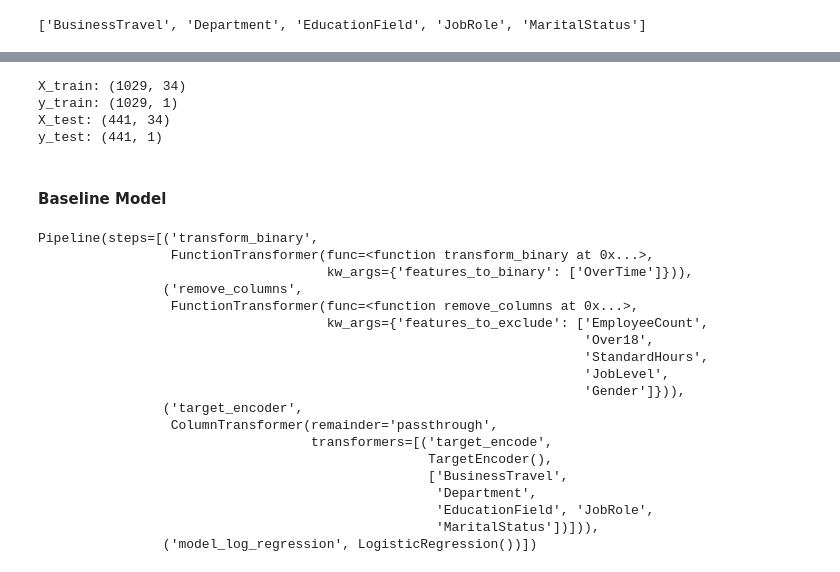
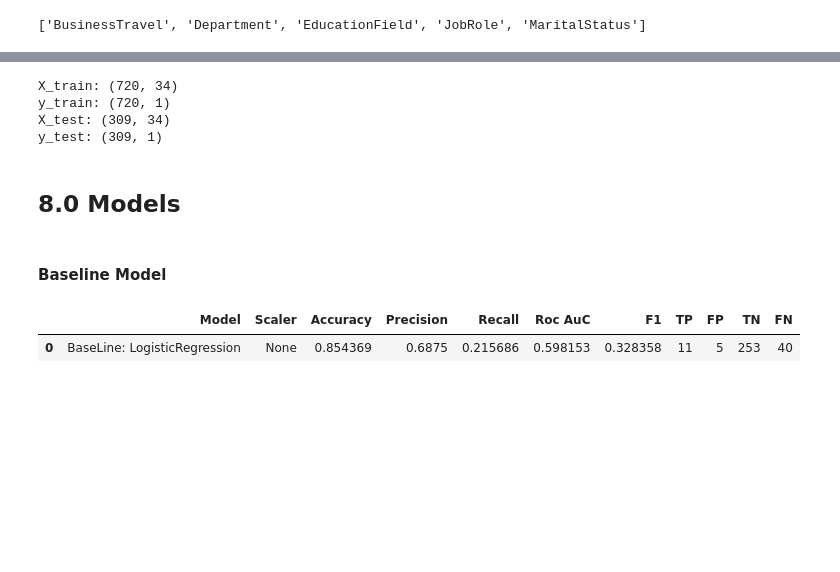
Before and after one commit to YuriCatramby/ds-clf-hr-resignation, a Jupyter notebook: ds-clf-hr-resignation.ipynb, the cells around one changed output, grey strips where cells are left out. Saved outputs shown, nothing was run; the diff lists cells and outputs as text; code cells hidden in the pictures; blank space fills up the shorter version.

```diff
--- a/ds-clf-hr-resignation.ipynb
+++ b/ds-clf-hr-resignation.ipynb
@@ -71,7 +77,7 @@ y_train: (1029, 1)
 X_test: (441, 34)
 y_test: (441, 1)
 # %%
-df_raw = pd.concat([X_train, y_train], axis=1)
+df_raw = pd.concat([X_train_temp, y_train_temp], axis=1)
 # %% [markdown]
 # 4.0 Descriptive Analisys
 # %%
@@ -949,10 +955,10 @@ print(f'y_train: {y_train.shape}')
 print(f'X_test: {X_test.shape}')
 print(f'y_test: {y_test.shape}')
 # %% [output]
-X_train: (1029, 34)
-y_train: (1029, 1)
-X_test: (441, 34)
-y_test: (441, 1)
+X_train: (720, 34)
+y_train: (720, 1)
+X_test: (309, 34)
+y_test: (309, 1)
 # %%
 def transform_binary(df, features_to_binary):
     for feature in features_to_binary:
@@ -961,39 +967,57 @@ def transform_binary(df, features_to_binary):
 # %%
 def remove_columns(df, features_to_exclude):
     return df.drop(columns=features_to_exclude)
+# %% [markdown]
+## 8.0 Models
 # %% [markdown]
 #### Baseline Model
 # %%
 transform_binary_transformer = FunctionTransformer(func=transform_binary, kw_args={'features_to_binary': features_to_binary})
 remove_columns_transformer = FunctionTransformer(func=remove_columns, kw_args={'features_to_exclude': features_to_exclude})
 target_encoder = ColumnTransformer(transformers=[('target_encode', TargetEncoder(), features_to_target_encoder)], remainder='passthrough')
-
+scaler = MinMaxScaler()
 
 pipeline = Pipeline([
     ('transform_binary', transform_binary_transformer),
     ('remove_columns', remove_columns_transformer),
     ('target_encoder', target_encoder),
+    ('scaler', scaler),
     ("model_log_regression", LogisticRegression())
 ])
 
 pipeline.fit(X_train, y_train)
+
+
+y_pred = pipeline.predict(X_test)
+
+accuracy = accuracy_score(y_test, y_pred)
+precision = precision_score(y_test, y_pred)
+recall = recall_score(y_test, y_pred)
+roc_auc = roc_auc_score(y_test, y_pred)
+f1 = f1_score(y_test, y_pred)
+
+
+conf_matrix = confusion_matrix(y_test, y_pred)
+TP = conf_matrix[1, 1]
+FP = conf_matrix[0, 1]
+TN = conf_matrix[0, 0]
+FN = conf_matrix[1, 0]
+
+metrics_df = pd.DataFrame({
+    "Model": "BaseLine: LogisticRegression",
+    "Scaler": None,
+    "Accuracy": [accuracy],
+    "Precision": [precision],
+    "Recall": [recall],
+    "Roc AuC": [roc_auc],
+    "F1": [f1],
+    "TP": [TP],
+    "FP": [FP],
+    "TN": [TN],
+    "FN": [FN]
+})
+
+metrics_df
 # %% [output]
-Pipeline(steps=[('transform_binary',
-                 FunctionTransformer(func=<function transform_binary at 0x...>,
-                                     kw_args={'features_to_binary': ['OverTime']})),
-                ('remove_columns',
-                 FunctionTransformer(func=<function remove_columns at 0x...>,
-                                     kw_args={'features_to_exclude': ['EmployeeCount',
-                                                                      'Over18',
-                                                                      'StandardHours',
-                                                                      'JobLevel',
-                                                                      'Gender']})),
-                ('target_encoder',
-                 ColumnTransformer(remainder='passthrough',
-                                   transformers=[('target_encode',
-                                                  TargetEncoder(),
-                                                  ['BusinessTravel',
-                                                   'Department',
-                                                   'EducationField', 'JobRole',
-                                                   'MaritalStatus'])])),
-                ('model_log_regression', LogisticRegression())])
+|  | Model | Scaler | Accuracy | Precision | Recall | Roc AuC | F1 | TP | FP | TN | FN |
+| 0 | BaseLine: LogisticRegression | None | 0.854369 | 0.6875 | 0.215686 | 0.598153 | 0.328358 | 11 | 5 | 253 | 40 |
```
Also changed, not shown: parts of 5 cells of this notebook.
